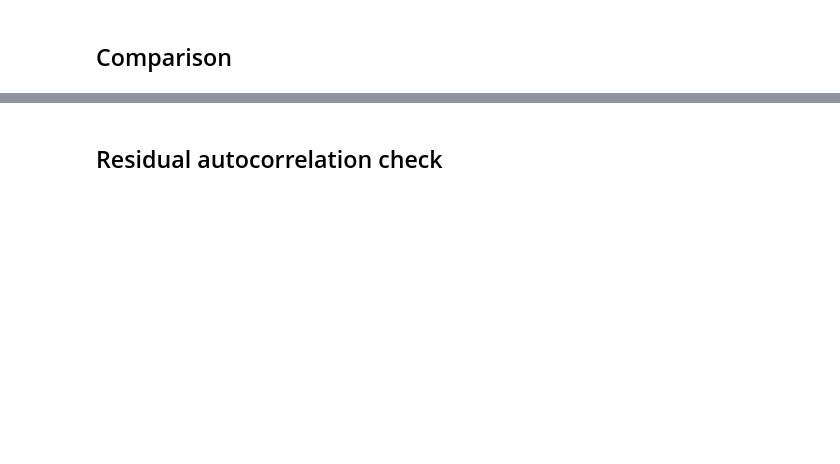
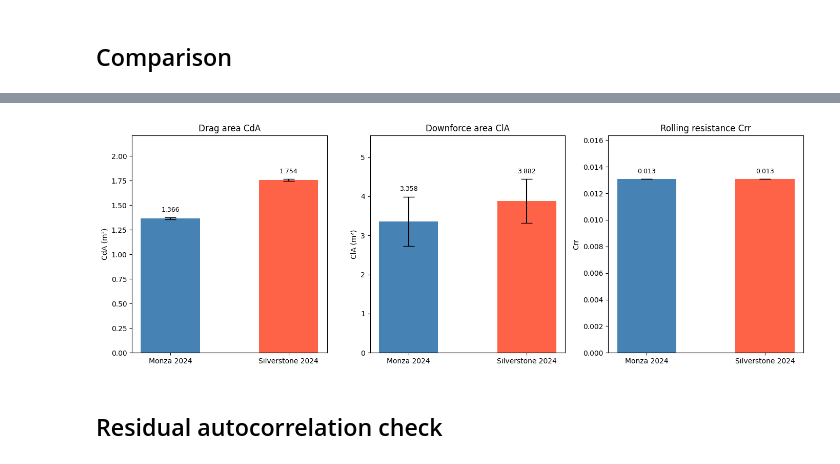
Before and after one commit to andrewcoyle1/f1-telemetry-aero, a Jupyter notebook: notebooks/06_circuit_comparison.ipynb, the cells around one changed output, grey strips where cells are left out. Saved outputs shown, nothing was run; the diff lists cells and outputs as text; code cells hidden in the pictures; blank space fills up the shorter version.

```diff
--- a/notebooks/06_circuit_comparison.ipynb
+++ b/notebooks/06_circuit_comparison.ipynb
@@ -276,28 +384,31 @@ if np.isfinite(monza['CdA']) and np.isfinite(silverstone['CdA']):
 # %%
 fig, axes = plt.subplots(1, 3, figsize=(14, 5))
 labels  = ['Monza 2024', 'Silverstone 2024']
 colors  = ['steelblue', 'tomato']
 
 for ax, key, key_std, ylabel, title in [
     (axes[0], 'CdA', 'CdA_std', 'CdA (m²)',  'Drag area CdA'),
     (axes[1], 'ClA', 'ClA_std', 'ClA (m²)',  'Downforce area ClA'),
     (axes[2], 'Crr', None,      'Crr',        'Rolling resistance Crr'),
 ]:
     vals = [r[key]     for r in results]
     errs = [r[key_std] for r in results] if key_std else [0, 0]
     bars = ax.bar(labels, vals, yerr=errs, capsize=8, color=colors, width=0.5)
     ax.set_ylabel(ylabel)
     ax.set_title(title)
+    ymax = max(v + e for v, e in zip(vals, errs)) * 1.25
+    ax.set_ylim(0, ymax)
     for bar, v, e in zip(bars, vals, errs):
         if np.isfinite(v):
-            ax.text(bar.get_x() + bar.get_width()/2,
-                    v + (e if e else 0) + 0.005,
+            ax.text(bar.get_x() + bar.get_width() / 2,
+                    v + (e if e else 0) + ymax * 0.02,
                     f'{v:.3f}', ha='center', va='bottom', fontsize=9)
 
-fig.suptitle('Aero package comparison: Monza (low drag) vs Silverstone (medium-high downforce) — 2024')
 plt.tight_layout()
 plt.savefig('../results/figures/06_circuit_comparison.png', dpi=150)
 plt.show()
+# %% [output]
+[figure, added]
 # %% [markdown]
 ## Residual autocorrelation check
 # %%
```
Also changed, not shown: parts of 4 cells of this notebook, 11 other files.
